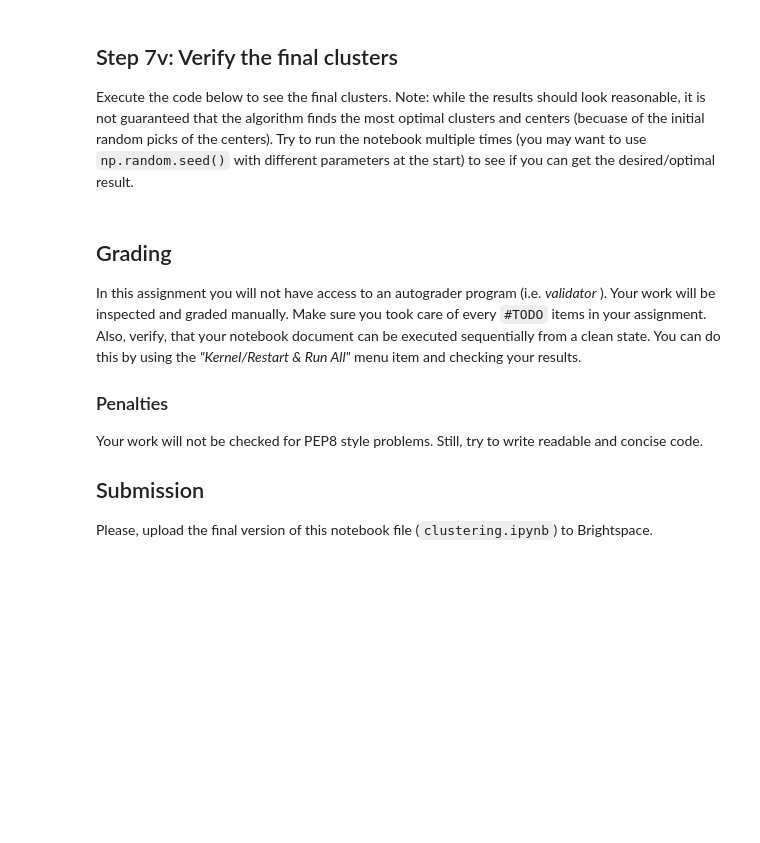
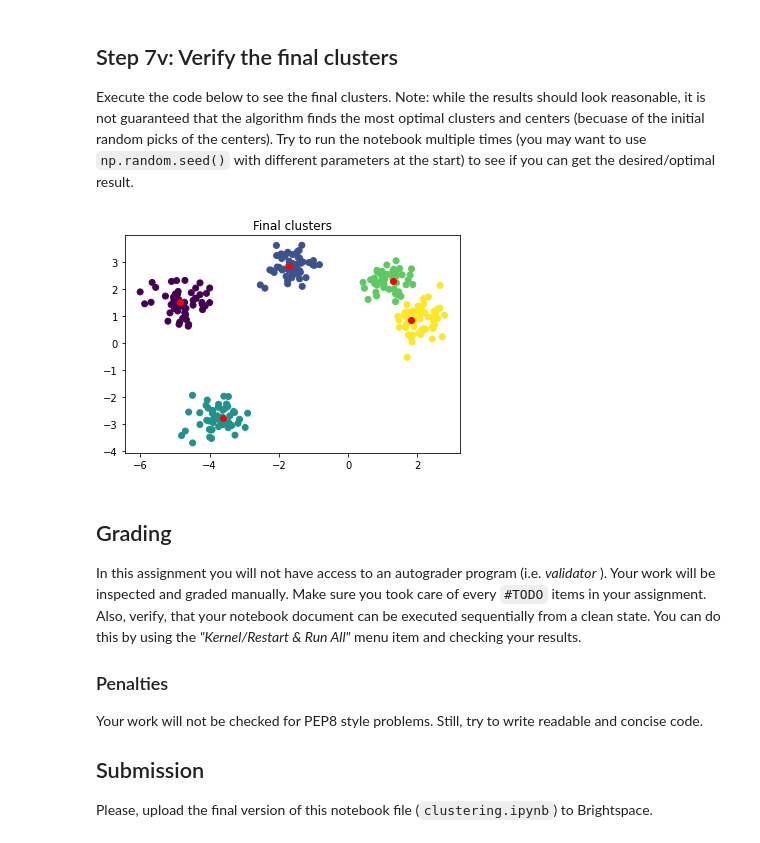
Before and after one commit to kdmalc/data-structs-algos, a Jupyter notebook: CS2204/CS_HW13/clustering.ipynb, the cells around one changed output. Cells and saved outputs as stored; diff of their text form; code cells hidden in the pictures; blank space fills up the shorter version.

```diff
--- a/CS2204/CS_HW13/clustering.ipynb
+++ b/CS2204/CS_HW13/clustering.ipynb
@@ -120,0 +118,31 @@ Based on steps 5 & 6 (you can use copy & paste), implement a loop which iterativ
+# %%
+prev_centroids = np.zeros((k*2,))
+idx = 0
+
+while not np.isclose(prev_centroids, new_centroids.flatten()).all():
+    prev_centroids = tuple(new_centroids.flatten())
+
+    x_diff = (customers[:,0] - new_centroids[:, 0, np.newaxis])
+    y_diff = (customers[:,1] - new_centroids[:, 1, np.newaxis])
+
+    for i in range(k):
+        for j in range(3):
+            assert x_diff[i,j] == (customers[j,0] - new_centroids[i,0])
+            assert y_diff[i,j] == (customers[j,1] - new_centroids[i,1])
+
+    d = np.sqrt(x_diff**2 + y_diff**2).T
+    assignment = np.argmin(d, axis=1)
+
+    for i in range(k):
+        cluster_custX = customers[assignment == i][:, 0]
+        cluster_custY = customers[assignment == i][:, 1]
+        new_centroids[i, 0] = np.mean(cluster_custX)
+        new_centroids[i, 1] = np.mean(cluster_custY)
+
+    if np.isnan(np.sum(new_centroids)):
+        print("NANs FOUND")
+        break
+
+    idx += 1
+
+print(idx)
@@ -124,8 +154,10 @@ Based on steps 5 & 6 (you can use copy & paste), implement a loop which iterativ
 Execute the code below to see the final clusters. Note: while the results should look reasonable, it is not guaranteed that the algorithm finds the most optimal clusters and centers (becuase of the initial random picks of the centers). Try to run the notebook multiple times (you may want to use  `np.random.seed()` with different parameters at the start) to see if you can get the desired/optimal result.
 # %%
 plt.scatter(customers[:, 0], customers[:, 1], c=assignment)
-plt.scatter(centroids[:, 0], centroids[:, 1], c="red")
+plt.scatter(centroids[:, 0], new_centroids[:, 1], c="red")
 plt.title("Final clusters");
+# %% [output]
+[figure, added]
 # %% [markdown]
 ## Grading
 
```
Also changed, not shown: parts of 14 cells of this notebook.
